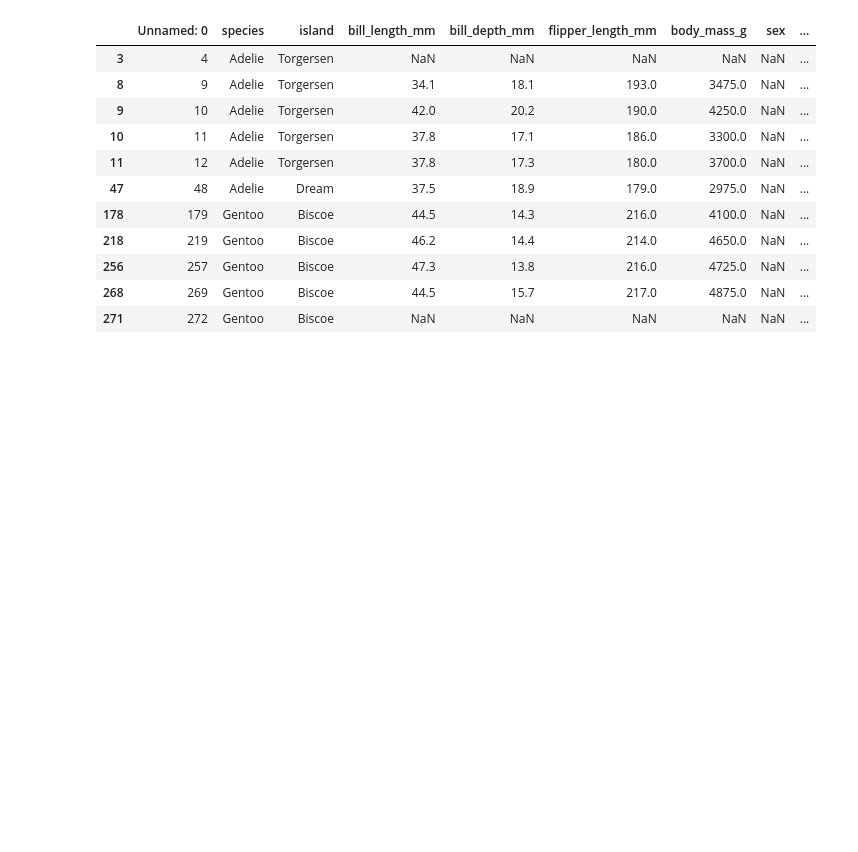
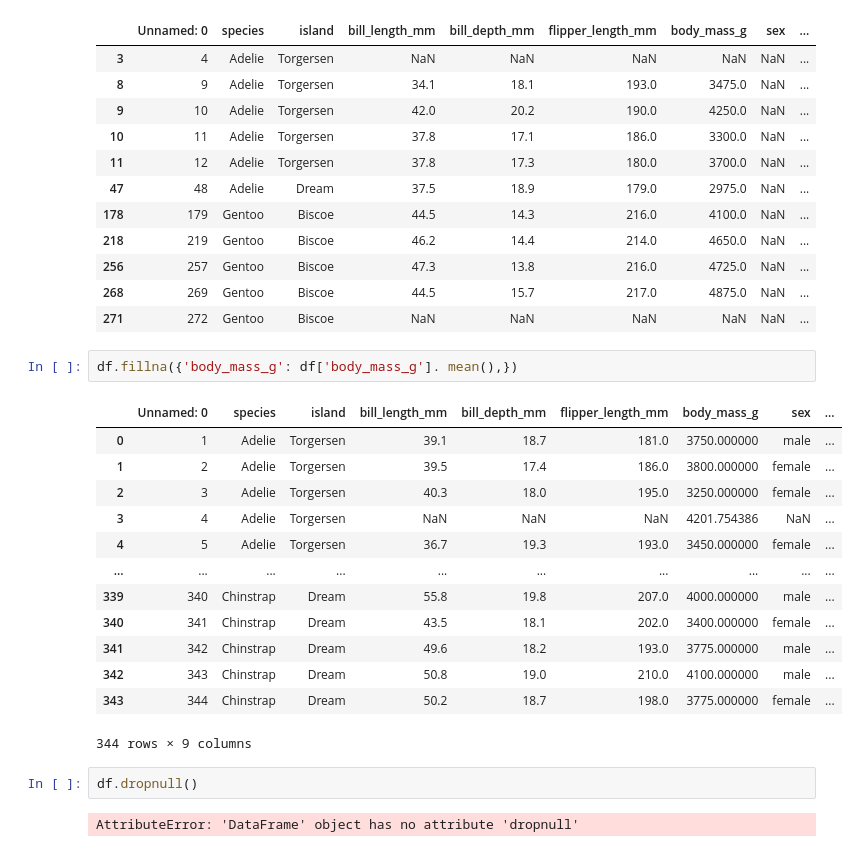
Before and after one commit to AndrewBoyne/my_qa_repo, a Jupyter notebook: Week 7/Untitled2.ipynb, the cells around one changed output. Cells and saved outputs as stored; diff of their text form; blank space fills up the shorter version.

```diff
--- a/Week 7/Untitled2.ipynb
+++ b/Week 7/Untitled2.ipynb
@@ -61,3 +100,23 @@ df[df.isnull().any(axis=1)]
 | 256 | 257 | Gentoo | Biscoe | 47.3 | 13.8 | 216.0 | 4725.0 | NaN | ... |
 | 268 | 269 | Gentoo | Biscoe | 44.5 | 15.7 | 217.0 | 4875.0 | NaN | ... |
 | 271 | 272 | Gentoo | Biscoe | NaN | NaN | NaN | NaN | NaN | ... |
+# %%
+df.fillna({'body_mass_g': df['body_mass_g']. mean(),})
+# %% [output]
+|  | Unnamed: 0 | species | island | bill_length_mm | bill_depth_mm | flipper_length_mm | body_mass_g | sex | ... |
+| 0 | 1 | Adelie | Torgersen | 39.1 | 18.7 | 181.0 | 3750.000000 | male | ... |
+| 1 | 2 | Adelie | Torgersen | 39.5 | 17.4 | 186.0 | 3800.000000 | female | ... |
+| 2 | 3 | Adelie | Torgersen | 40.3 | 18.0 | 195.0 | 3250.000000 | female | ... |
+| 3 | 4 | Adelie | Torgersen | NaN | NaN | NaN | 4201.754386 | NaN | ... |
+| 4 | 5 | Adelie | Torgersen | 36.7 | 19.3 | 193.0 | 3450.000000 | female | ... |
+| ... | ... | ... | ... | ... | ... | ... | ... | ... | ... |
+| 339 | 340 | Chinstrap | Dream | 55.8 | 19.8 | 207.0 | 4000.000000 | male | ... |
+| 340 | 341 | Chinstrap | Dream | 43.5 | 18.1 | 202.0 | 3400.000000 | female | ... |
+| 341 | 342 | Chinstrap | Dream | 49.6 | 18.2 | 193.0 | 3775.000000 | male | ... |
+| 342 | 343 | Chinstrap | Dream | 50.8 | 19.0 | 210.0 | 4100.000000 | male | ... |
+| 343 | 344 | Chinstrap | Dream | 50.2 | 18.7 | 198.0 | 3775.000000 | female | ... |
+344 rows × 9 columns
+# %%
+df.dropnull()
+# %% [output]
+AttributeError: 'DataFrame' object has no attribute 'dropnull'
```
Also changed, not shown: parts of 14 cells of this notebook, 3 other files.
